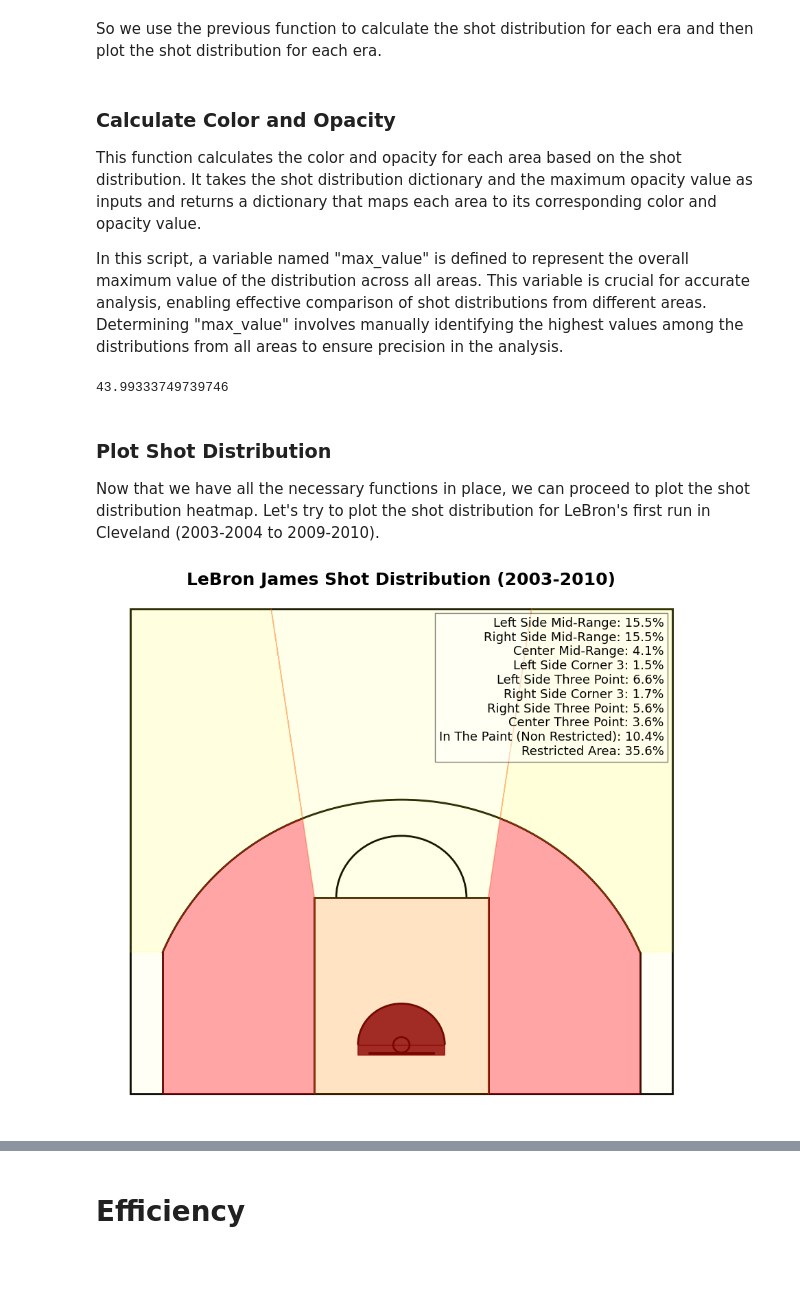
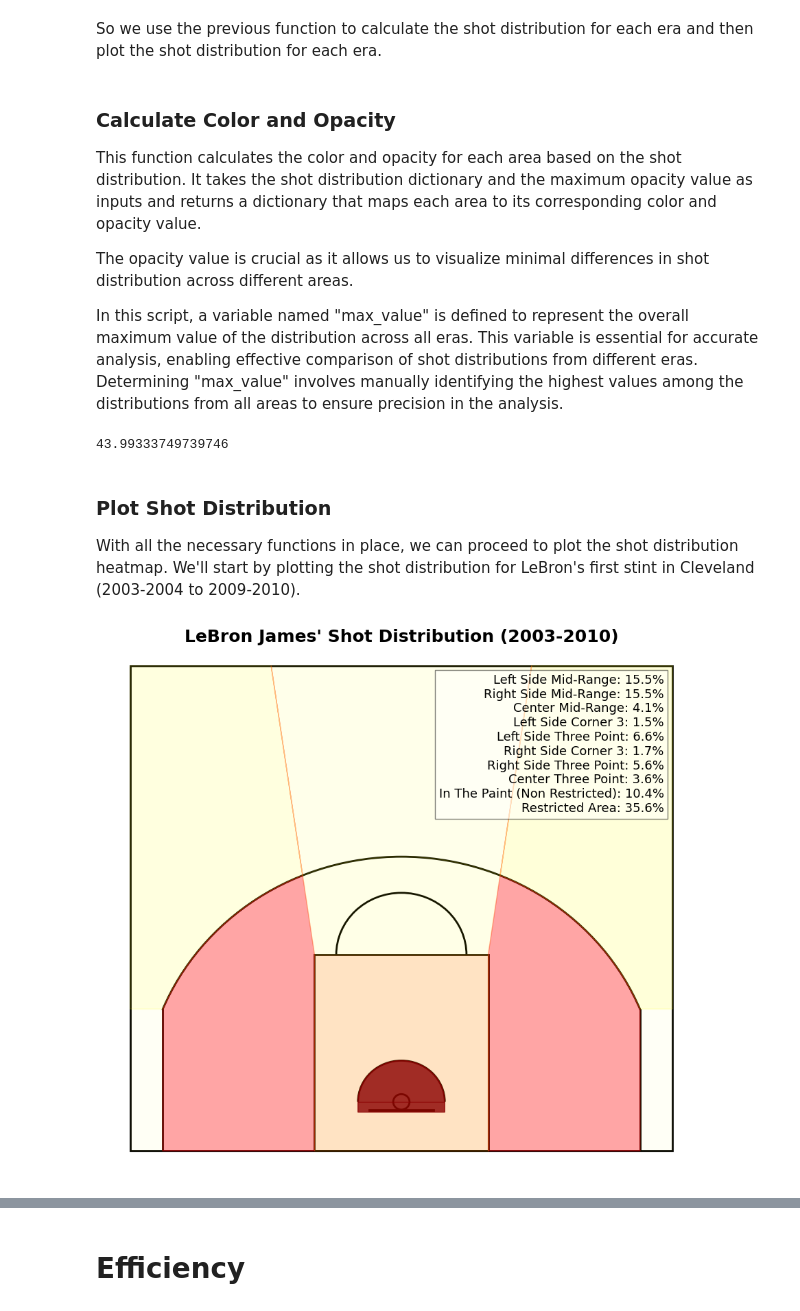
Before and after one commit to francescobortuzzo/DataScienceProject, a Jupyter notebook: creazione_plot/plot.ipynb, the cells around one changed output, grey strips where cells are left out. Cells and saved outputs as stored; diff of their text form; code cells hidden in the pictures; blank space fills up the shorter version.

```diff
--- a/creazione_plot/plot.ipynb
+++ b/creazione_plot/plot.ipynb
@@ -276,10 +281,13 @@ def shot_distribution(data, seasons):
 
     return distribution
 # %% [markdown]
+
 ### Calculate Color and Opacity
 
 This function calculates the color and opacity for each area based on the shot distribution. It takes the shot distribution dictionary and the maximum opacity value as inputs and returns a dictionary that maps each area to its corresponding color and opacity value.
 
-In this script, a variable named "max_value" is defined to represent the overall maximum value of the distribution across all areas. This variable is crucial for accurate analysis, enabling effective comparison of shot distributions from different areas. Determining "max_value" involves manually identifying the highest values among the distributions from all areas to ensure precision in the analysis.
+The opacity value is crucial as it allows us to visualize minimal differences in shot distribution across different areas.
+
+In this script, a variable named "max_value" is defined to represent the overall maximum value of the distribution across all eras. This variable is essential for accurate analysis, enabling effective comparison of shot distributions from different eras. Determining "max_value" involves manually identifying the highest values among the distributions from all areas to ensure precision in the analysis.
 # %%
 #Here we calculate the shot distribution for each period and define the color scale for the heatmap
@@ -345,39 +357,41 @@ def color_and_opacity(distribution, alpha):
     return col_and_op
 # %% [markdown]
 ### Plot Shot Distribution
-Now that we have all the necessary functions in place, we can proceed to plot the shot distribution heatmap. Let's try to plot the shot distribution for LeBron's first run in Cleveland (2003-2004 to 2009-2010).
+With all the necessary functions in place, we can proceed to plot the shot distribution heatmap. We'll start by plotting the shot distribution for LeBron's first stint in Cleveland (2003-2004 to 2009-2010).
 # %%
 def plot_shot_distribution(distribution, alpha, title):
     # Calculate colors and opacities
     colore_opacita = color_and_opacity(distribution, alpha)
 
     # Set the size of the plot
     fig, ax = plt.subplots(figsize=(9,8.25))
 
     # Plot the court
-    draw_court()  # Assuming you have a function `draw_court()` that plots the basketball court
+    draw_court()
 
     # Plot the areas
-    areas = create_polygons()  # Assuming you have a function `create_polygons()` that creates polygons for each area
+    areas = create_polygons()
+
+    #fill the areas with the corresponding color and opacity
     for area in areas:
         plt.fill(*areas[area].exterior.xy, color=colore_opacita[area][0], alpha=colore_opacita[area][1])
 
     plt.xlim(-275, 275)
     plt.ylim(-70, 440)
     plt.axis('off')
 
     plt.title(title, fontsize=18, fontweight='bold')
 
     # Add a legend box with shot distribution information
     text = '\n'.join([f'{area}: {distribution[area]:.1f}%' for area in distribution.keys()])
     plt.text(0.94, 0.95, text, fontsize=13, verticalalignment='top', horizontalalignment='right', transform=ax.transAxes, bbox=dict(edgecolor='black', facecolor='white', alpha=0.5))
 
     plt.tight_layout()
     plt.show()
 
-# Example usage:
-plot_shot_distribution(distribution_cavs1, alpha=1, title='LeBron James Shot Distribution (2003-2010)')
+# show the shot distribution for cavs1
+plot_shot_distribution(distribution_cavs1, alpha=1, title='LeBron James\' Shot Distribution (2003-2010)')
 # %% [output]
-[figure, old version]
+[figure, new version]
 # %% [markdown]
 At this stage, we've successfully created a heatmap illustrating LeBron James' shot distribution during his initial stint with the Cleveland Cavaliers. This heatmap visually displays the frequency of shot attempts across various zones on the basketball court, offering valuable insights into LeBron's shot selection during that period. Our next objective is to replicate this process for each distinct phase of LeBron's career in the NBA. This comprehensive approach will allow us to compare and analyze his shot distributions over time, revealing any significant changes or patterns in his shooting tendencies throughout his career.
```
Also changed, not shown: parts of 13 cells of this notebook.
